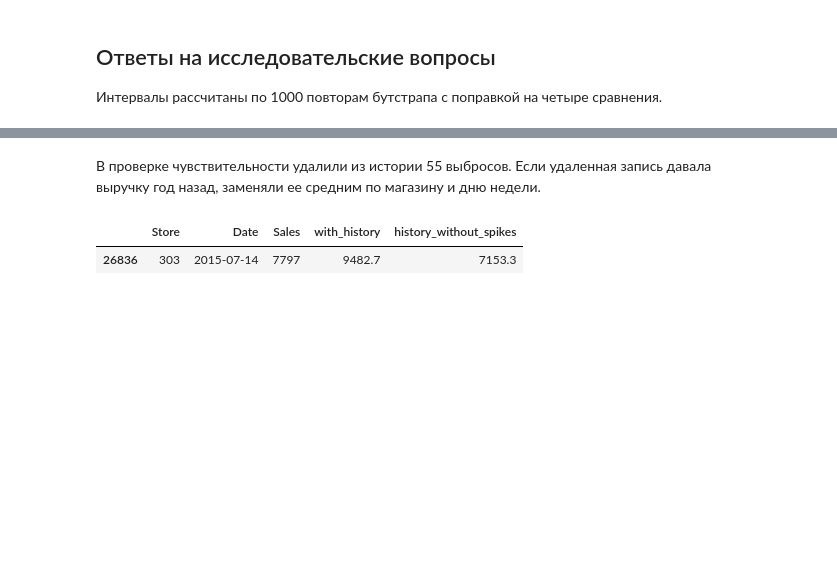
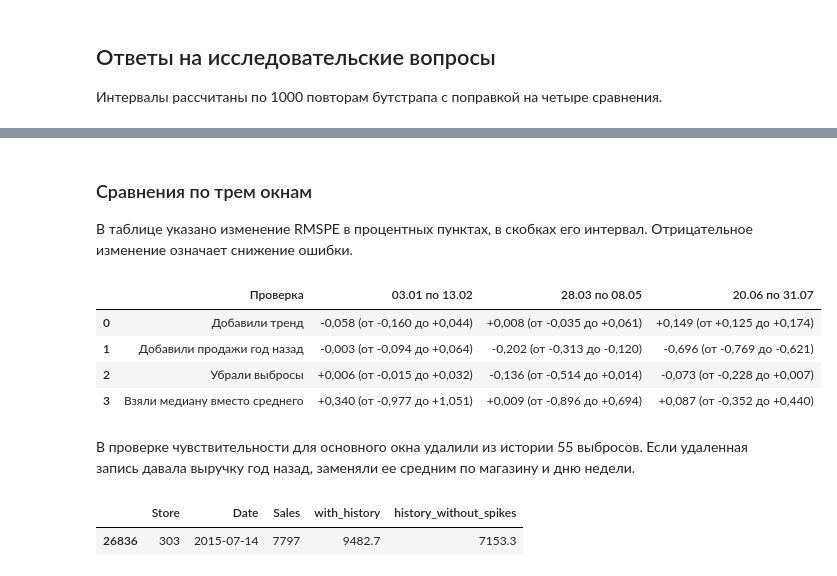
Before and after one commit to PikaChuChuMF/RnD-ML-Course-2026-2, a Jupyter notebook: notebooks/analysis.ipynb, the cells around one changed output, grey strips where cells are left out. Cells and saved outputs as stored; diff of their text form; code cells hidden in the pictures; blank space fills up the shorter version.

Commit message:
Repeat research comparisons across validation windows

```diff
--- a/notebooks/analysis.ipynb
+++ b/notebooks/analysis.ipynb
@@ -328,5 +334,31 @@ display(pd.DataFrame(rows))
+# %% [markdown]
+### Сравнения по трем окнам
+
+В таблице указано изменение RMSPE в процентных пунктах, в скобках его интервал. Отрицательное изменение означает снижение ошибки.
+# %%
+period_rows = []
+for label, key, *_ in comparisons:
+    row = {"Проверка": label}
+    for period in report["history_over_time"]["periods"]:
+        start = pd.Timestamp(period["start"]).strftime("%d.%m")
+        end = pd.Timestamp(period["end"]).strftime("%d.%m")
+        item = period["comparison_uncertainty"]["comparisons"].get(key)
+        value = "Мало данных"
+        if item is not None:
+            delta = format_number(100 * item["delta_rmspe"], "+.3f")
+            low, high = (format_number(100 * bound, "+.3f") for bound in item["interval"])
+            value = f"{delta} (от {low} до {high})"
+        row[f"{start} по {end}"] = value
+    period_rows.append(row)
+display(pd.DataFrame(period_rows))
+# %% [output]
+|  | Проверка | 03.01 по 13.02 | 28.03 по 08.05 | 20.06 по 31.07 |
+| 0 | Добавили тренд | -0,058 (от -0,160 до +0,044) | +0,008 (от -0,035 до +0,061) | +0,149 (от +0,125 до +0,174) |
+| 1 | Добавили продажи год назад | -0,003 (от -0,094 до +0,064) | -0,202 (от -0,313 до -0,120) | -0,696 (от -0,769 до -0,621) |
+| 2 | Убрали выбросы | +0,006 (от -0,015 до +0,032) | -0,136 (от -0,514 до +0,014) | -0,073 (от -0,228 до +0,007) |
+| 3 | Взяли медиану вместо среднего | +0,340 (от -0,977 до +1,051) | +0,009 (от -0,896 до +0,694) | +0,087 (от -0,352 до +0,440) |
 # %% [markdown]
-В проверке чувствительности удалили из истории 55 выбросов. Если удаленная запись давала выручку год назад, заменяли ее средним по магазину и дню недели.
+В проверке чувствительности для основного окна удалили из истории 55 выбросов. Если удаленная запись давала выручку год назад, заменяли ее средним по магазину и дню недели.
 # %%
 changed = scored.dropna(subset=["history_without_spikes"])
 change = (changed["history_without_spikes"] - changed["with_history"]).abs().sort_values()
```
Also changed, not shown: parts of 7 cells of this notebook, 2 other files.
